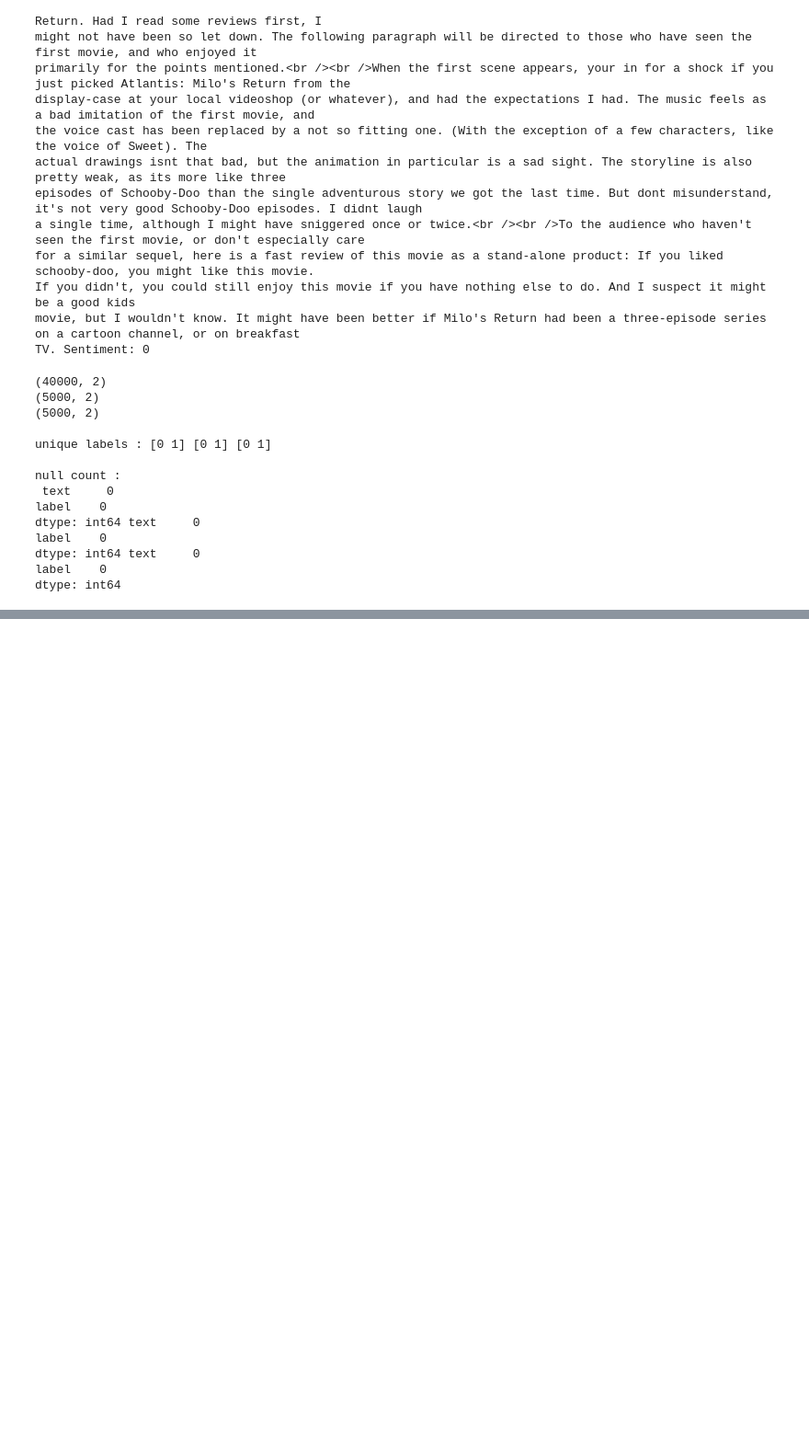
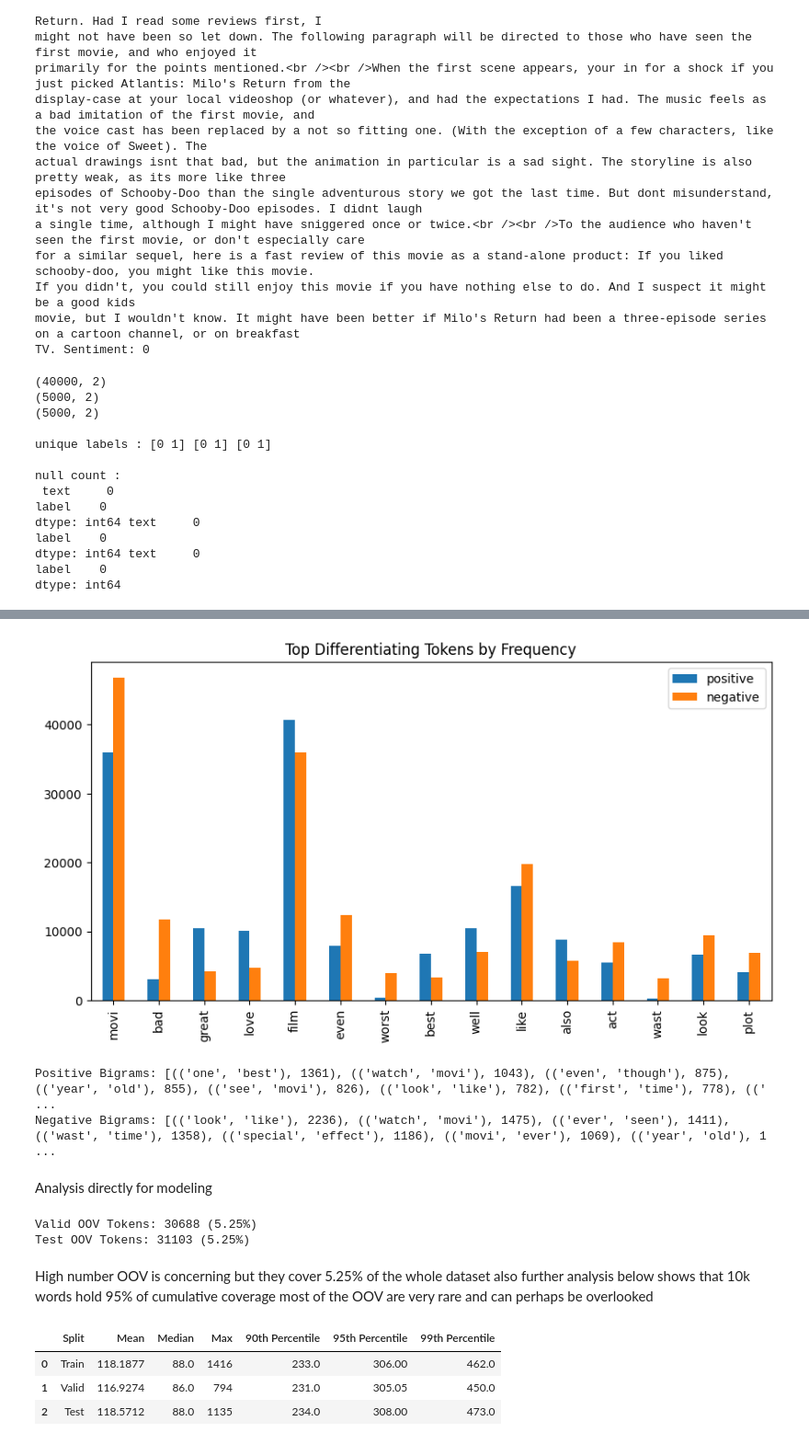
Before and after one commit to Mikolaj-MLP/NLP-Sentiment-IMDB-reviews, a Jupyter notebook: Sentiment_Analysis_Notebook.ipynb, the cells around one changed output, grey strips where cells are left out. Shown at 92% size. Drawn from its saved outputs; the diff is of its cells as text; code cells hidden in the pictures; blank space fills up the shorter version.

```diff
--- a/Sentiment_Analysis_Notebook.ipynb
+++ b/Sentiment_Analysis_Notebook.ipynb
@@ -70,0 +175,30 @@ dtype: int64
+# %%
+positive_counts = Counter([t for row in train_processed[train_processed['label'] == 1]['processed_text'] for t in row])
+negative_counts = Counter([t for row in train_processed[train_processed['label'] == 0]['processed_text'] for t in row])
+
+df_freq = pd.DataFrame({
+    'positive': dict(positive_counts),
+    'negative': dict(negative_counts)
+}).fillna(0)
+
+df_freq['diff'] = df_freq['positive'] - df_freq['negative']
+top_diff = df_freq['diff'].abs().sort_values(ascending=False).head(15)
+
+df_freq.loc[top_diff.index][['positive', 'negative']].plot(kind='bar', figsize=(10, 5))
+plt.title("Top Differentiating Tokens by Frequency")
+plt.show()
+# %% [output]
+[figure, added]
+# %%
+def get_ngrams_for_label(label, n=2):
+    tokens = [token for row in train_processed[train_processed['label'] == label]['processed_text'] for token in row]
+    n_grams = ngrams(tokens, n)
+    return Counter(n_grams).most_common(10)
+
+print("Positive Bigrams:", get_ngrams_for_label(1, 2))
+print("Negative Bigrams:", get_ngrams_for_label(0, 2))
+# %% [output]
+Positive Bigrams: [(('one', 'best'), 1361), (('watch', 'movi'), 1043), (('even', 'though'), 875), (('year', 'old'), 855), (('see', 'movi'), 826), (('look', 'like'), 782), (('first', 'time'), 778), ((' ...
+Negative Bigrams: [(('look', 'like'), 2236), (('watch', 'movi'), 1475), (('ever', 'seen'), 1411), (('wast', 'time'), 1358), (('special', 'effect'), 1186), (('movi', 'ever'), 1069), (('year', 'old'), 1 ...
+# %% [markdown]
+Analysis directly for modeling
@@ -70,0 +207,39 @@ dtype: int64
+# %%
+valid_tokens = [t for row in valid_processed['processed_text'] for t in row]
+test_tokens = [t for row in test_processed['processed_text'] for t in row]
+train_top_10k = set([word for word, _ in Counter(all_tokens).most_common(10000)])
+valid_oov_tokens = sum(1 for t in valid_tokens if t not in train_top_10k)
+test_oov_tokens = sum(1 for t in test_tokens if t not in train_top_10k)
+print(f"Valid OOV Tokens: {valid_oov_tokens} ({valid_oov_tokens / len(valid_tokens):.2%})")
+print(f"Test OOV Tokens: {test_oov_tokens} ({test_oov_tokens / len(test_tokens):.2%})")
+# %% [output]
+Valid OOV Tokens: 30688 (5.25%)
+Test OOV Tokens: 31103 (5.25%)
+# %% [markdown]
+High number OOV is concerning but they cover 5.25% of the whole dataset also further analysis below shows that 10k words hold 95% of cumulative coverage most of the OOV are very rare and can perhaps be overlooked
+# %%
+def analyze_lengths(df, data):
+    lengths = df['processed_text'].apply(len)
+    stats = {
+        'Split': data,
+        'Mean': lengths.mean(),
+        'Median': lengths.median(),
+        'Max': lengths.max(),
+        '90th Percentile': np.percentile(lengths, 90),
+        '95th Percentile': np.percentile(lengths, 95),
+        '99th Percentile': np.percentile(lengths, 99),
+    }
+    return pd.DataFrame([stats])
+
+# Analyze all splits
+train_stats = analyze_lengths(train_processed, "Train")
+valid_stats = analyze_lengths(valid_processed, "Valid")
+test_stats = analyze_lengths(test_processed, "Test")
+
+length_stats_df = pd.concat([train_stats, valid_stats, test_stats], ignore_index=True)
+length_stats_df
+# %% [output]
+|  | Split | Mean | Median | Max | 90th Percentile | 95th Percentile | 99th Percentile |
+| 0 | Train | 118.1877 | 88.0 | 1416 | 233.0 | 306.00 | 462.0 |
+| 1 | Valid | 116.9274 | 86.0 | 794 | 231.0 | 305.05 | 450.0 |
+| 2 | Test | 118.5712 | 88.0 | 1135 | 234.0 | 308.00 | 473.0 |
```
Also changed, not shown: parts of 21 cells of this notebook.
